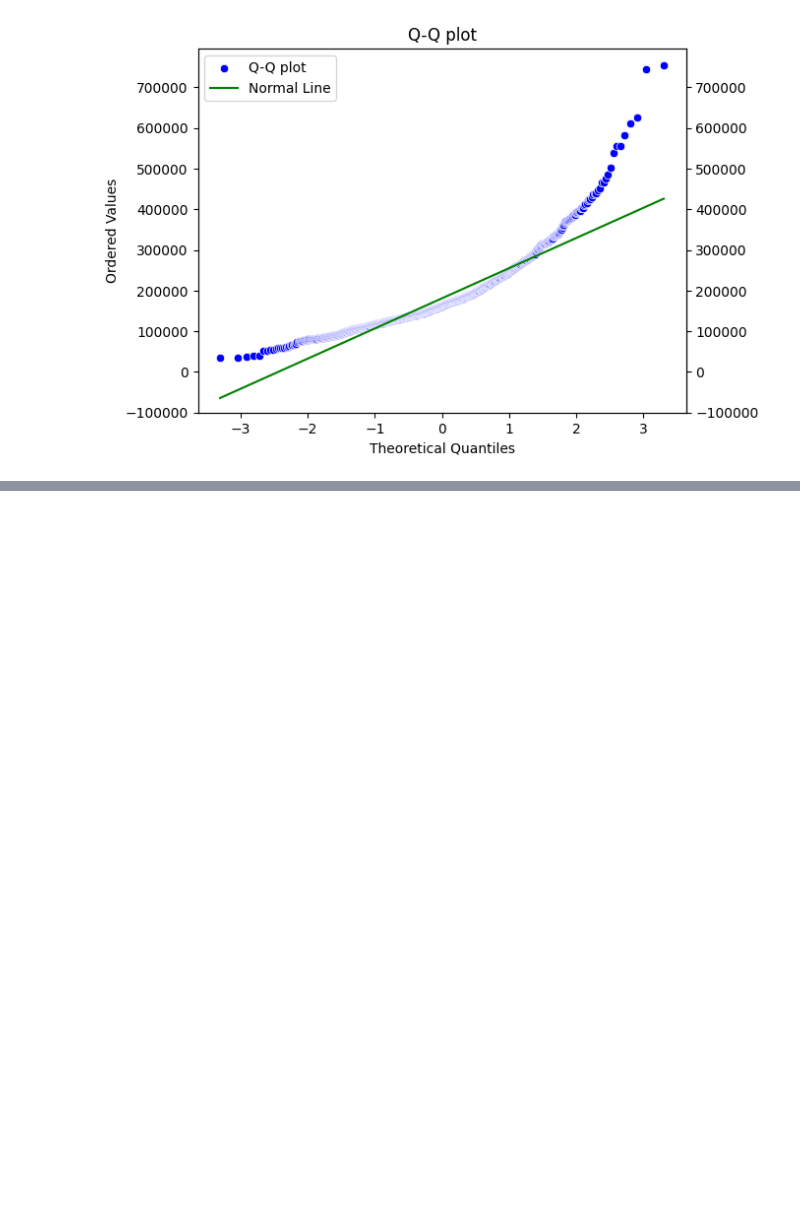
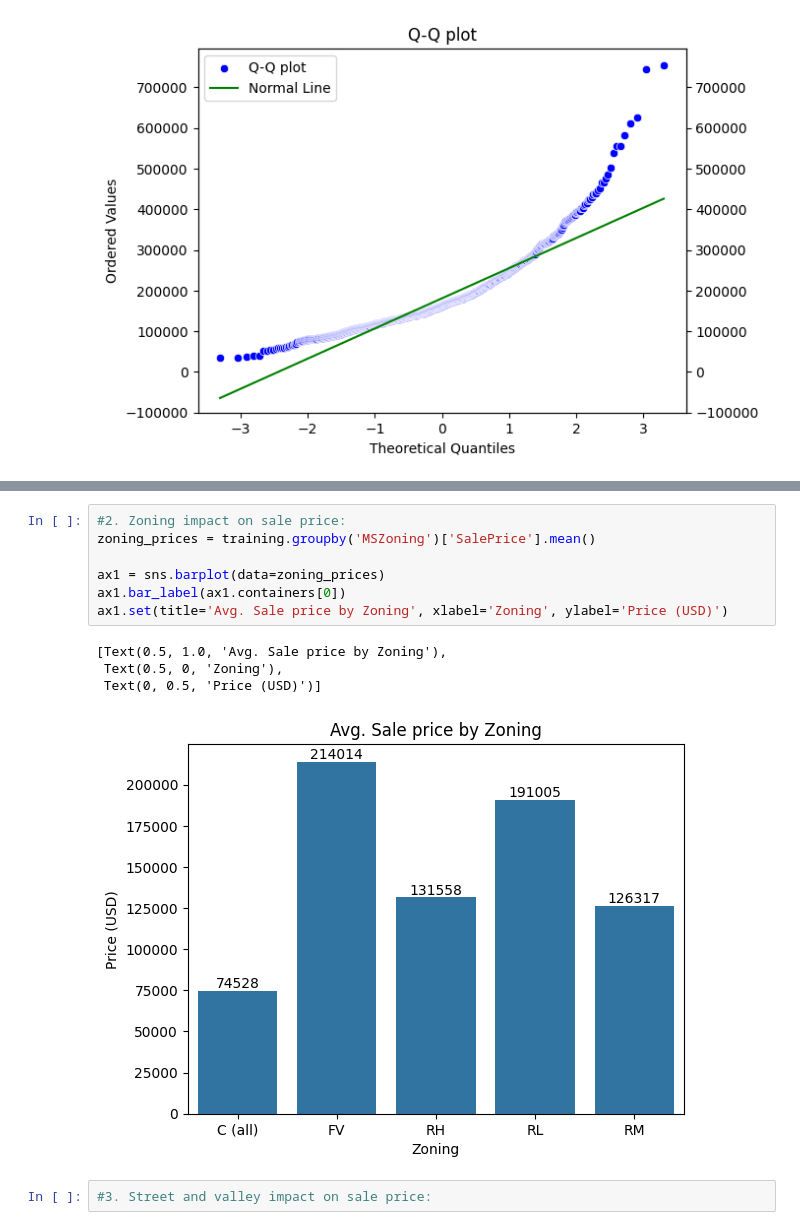
Before and after one commit to huanrafa/ProjectPracticing, a Jupyter notebook: House Prices - Advanced Regression Techniques/House prices.ipynb, the cells around one changed output, grey strips where cells are left out. Saved outputs shown, nothing was run; the diff lists cells and outputs as text; blank space fills up the shorter version.

```diff
--- a/House Prices - Advanced Regression Techniques/House prices.ipynb
+++ b/House Prices - Advanced Regression Techniques/House prices.ipynb
@@ -242,0 +264,14 @@ plt.show()
+# %%
+#2. Zoning impact on sale price:
+zoning_prices = training.groupby('MSZoning')['SalePrice'].mean()
+
+ax1 = sns.barplot(data=zoning_prices)
+ax1.bar_label(ax1.containers[0])
+ax1.set(title='Avg. Sale price by Zoning', xlabel='Zoning', ylabel='Price (USD)')
+# %% [output]
+[Text(0.5, 1.0, 'Avg. Sale price by Zoning'),
+ Text(0.5, 0, 'Zoning'),
+ Text(0, 0.5, 'Price (USD)')]
+[figure, added]
+# %%
+#3. Street and valley impact on sale price:
```
Also changed, not shown: parts of 1 cell of this notebook.
